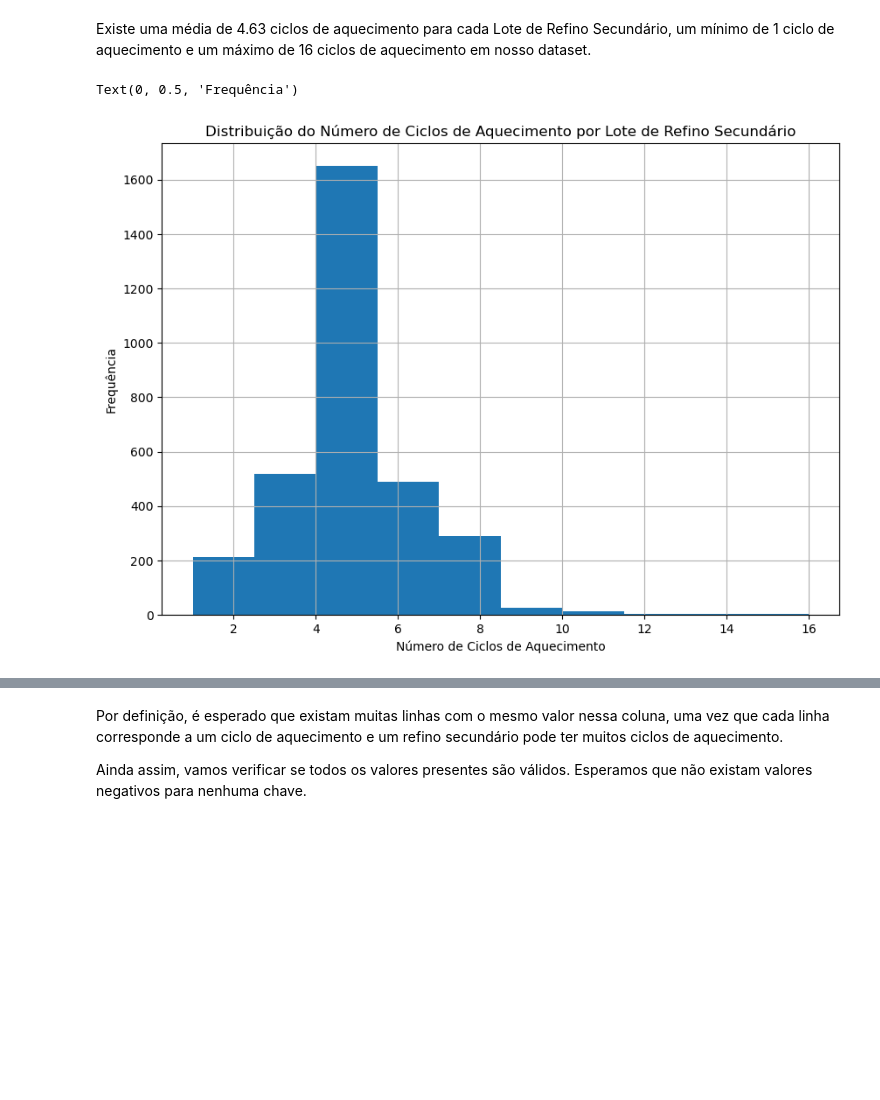
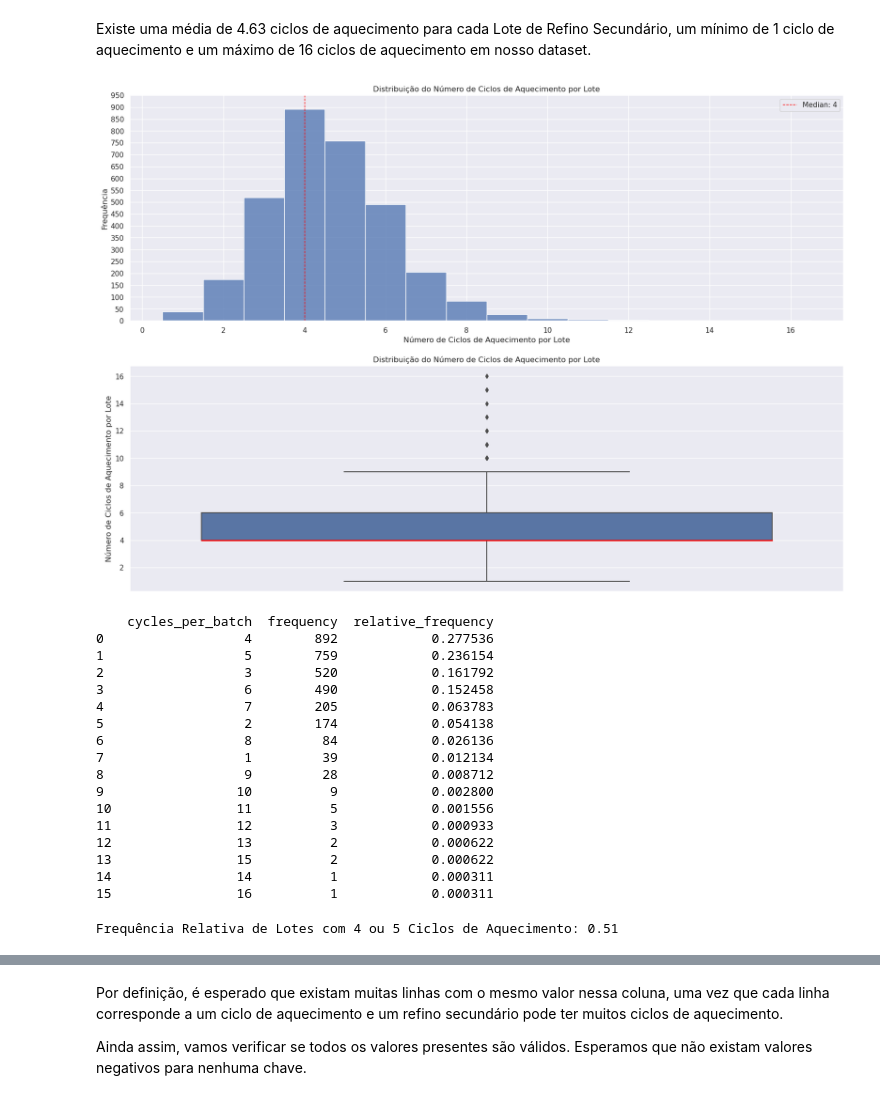
Before and after one commit to danendless/TT-Sprint17-FINAL-PROJECT, a Jupyter notebook: notebooks/steelproof_notebook_work_plan.ipynb, the cells around one changed output, grey strips where cells are left out. Saved outputs shown, nothing was run; the diff lists cells and outputs as text; code cells hidden in the pictures; blank space fills up the shorter version.

```diff
--- a/notebooks/steelproof_notebook_work_plan.ipynb
+++ b/notebooks/steelproof_notebook_work_plan.ipynb
@@ -204,5 +222,5 @@ O mesmo pode ser dito sobre a coluna 'reactive_power', mas a mesma tem pelo meno
 # %%
-heating_cycles_per_key = data_arc_en.groupby('key').size()
+heating_cycles_per_key = data_arc_en.groupby("key").size().rename("cycles")
 
 print(f"Média de ciclos de aquecimento por Lote de Refino Secundário: {heating_cycles_per_key.mean():.2f}")
 print(f"Mínimo de ciclos de aquecimento por Lote de Refino Secundário: {heating_cycles_per_key.min():.2f}")
@@ -213,14 +231,66 @@ Mínimo de ciclos de aquecimento por Lote de Refino Secundário: 1.00
 Máximo de ciclos de aquecimento por Lote de Refino Secundário: 16.00
 # %% [markdown]
 Existe uma média de 4.63 ciclos de aquecimento para cada Lote de Refino Secundário, um mínimo de 1 ciclo de aquecimento e um máximo de 16 ciclos de aquecimento em nosso dataset.
+# %%
+heating_cycles_frequency_table = (
+    heating_cycles_per_key.value_counts()
+    .rename_axis("cycles_per_batch", axis=0)
+    .reset_index(name="frequency")
+)
+
+heating_cycles_frequency_table["relative_frequency"] = heating_cycles_frequency_table["frequency"] / heating_cycles_frequency_table["frequency"].sum()
 # %%
-fig, ax = plt.subplots(figsize=(10,7))
+fig, axes = plt.subplots(nrows=2,ncols=1,figsize=(20,14))
 
-ax = heating_cycles_per_key.hist()
+sns.histplot(x=heating_cycles_per_key,discrete=True,ax=axes[0])
 
-ax.set_title("Distribuição do Número de Ciclos de Aquecimento por Lote de Refino Secundário")
-ax.set_xlabel("Número de Ciclos de Aquecimento")
-ax.set_ylabel("Frequência")
+axes[0].set_title("Distribuição do Número de Ciclos de Aquecimento por Lote")
+axes[0].set_xlabel("Número de Ciclos de Aquecimento por Lote")
+axes[0].set_ylabel("Frequência")
+
+stepsize = 50
+start, end = axes[0].get_ylim()
+axes[0].set_yticks(np.arange(start, end + stepsize, stepsize))
+
+median_val = heating_cycles_per_key.median()
+
+axes[0].axvline(
+    x=median_val,
+    color="red",
+    linestyle="--",
+    linewidth=1,
+    label=f"Median: {median_val:.0f}"
+)
+axes[0].legend()
+
+sns.boxplot(y=data_arc_en['key'].value_counts(),ax=axes[1],medianprops={"color": "red", "linewidth": 2})
+
+axes[1].set_title("Distribuição do Número de Ciclos de Aquecimento por Lote")
+axes[1].set_ylabel("Número de Ciclos de Aquecimento por Lote")
+
+plt.show()
+
+print(heating_cycles_frequency_table)
 # %% [output]
+[figure, new version]
-Text(0, 0.5, 'Frequência')
+    cycles_per_batch  frequency  relative_frequency
+0                  4        892            0.277536
+1                  5        759            0.236154
+2                  3        520            0.161792
+3                  6        490            0.152458
+4                  7        205            0.063783
+5                  2        174            0.054138
+6                  8         84            0.026136
+7                  1         39            0.012134
+8                  9         28            0.008712
+9                 10          9            0.002800
+10                11          5            0.001556
+11                12          3            0.000933
+12                13          2            0.000622
+13                15          2            0.000622
+14                14          1            0.000311
+15                16          1            0.000311
-[figure, old version]
+# %%
+print(f"Frequência Relativa de Lotes com 4 ou 5 Ciclos de Aquecimento: {heating_cycles_frequency_table.iloc[0:2,2].sum():.2f}")
+# %% [output]
+Frequência Relativa de Lotes com 4 ou 5 Ciclos de Aquecimento: 0.51
```
Also changed, not shown: parts of 37 cells of this notebook.
